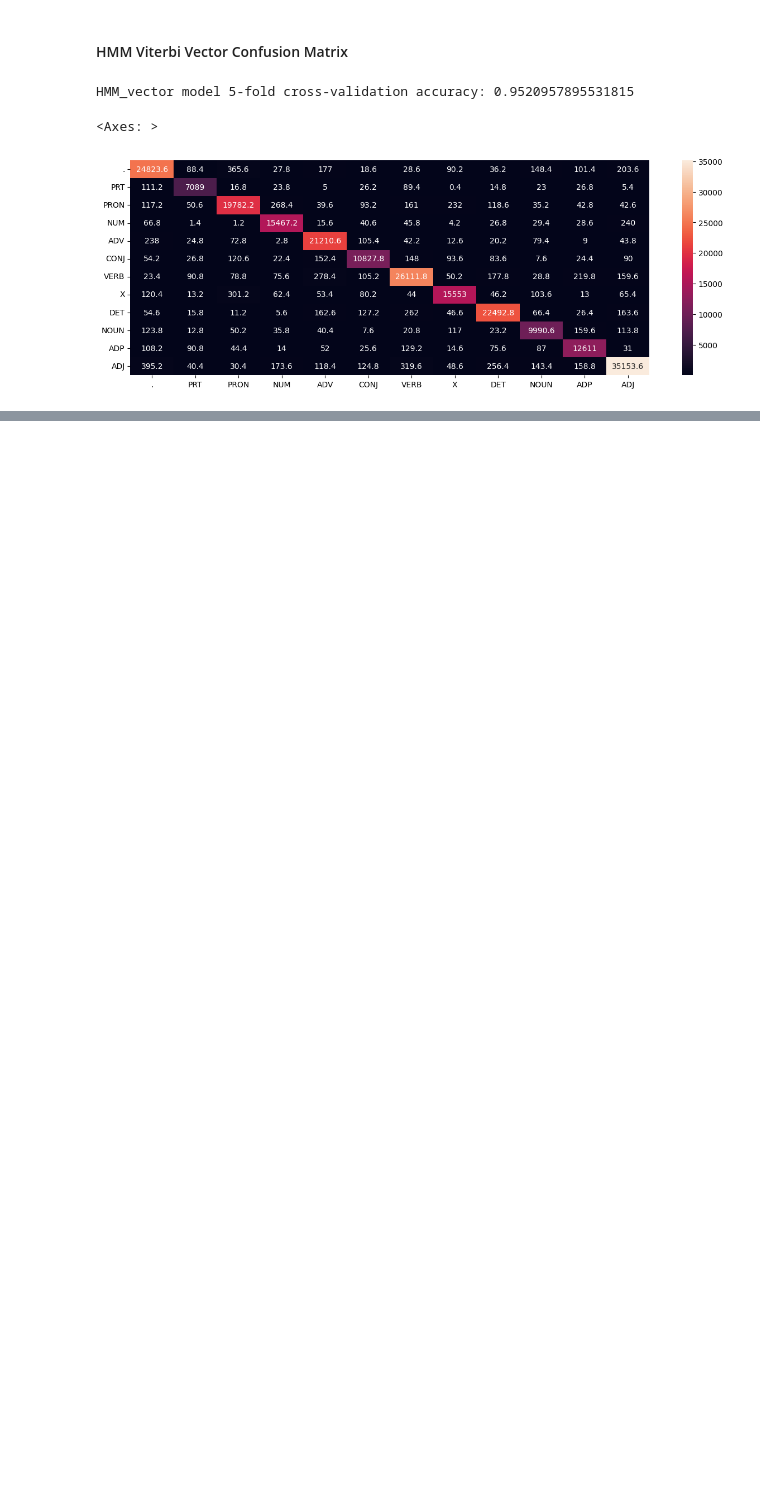
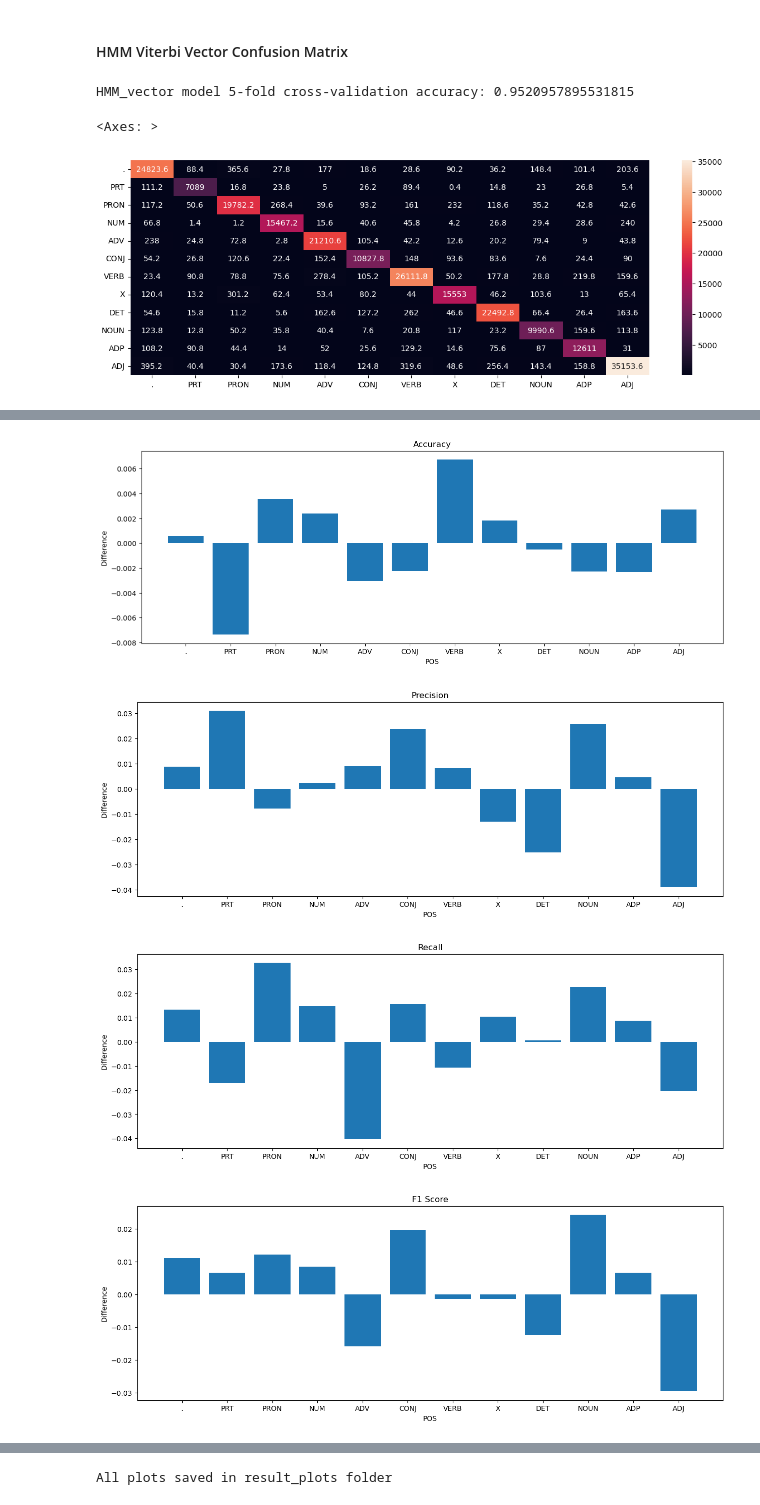
Before and after one commit to Pulkit-m/HMM_pos_tagger, a Jupyter notebook: HMM/Results.ipynb, the cells around one changed output, grey strips where cells are left out. Cells and saved outputs as stored; diff of their text form; code cells hidden in the pictures; blank space fills up the shorter version.

Commit message:
"Added plots for different metrics"

```diff
--- a/HMM/Results.ipynb
+++ b/HMM/Results.ipynb
@@ -157,0 +95,3 @@ metrics_symbolic
+# %%
+metrics_symbolic = calculate_metrics(confusion_matrix)
+metrics_symbolic
@@ -251,0 +125,4 @@ metrics_vector
+# %%
+confusion_matrix = HMM_vector_results['confusion_matrix']
+metrics_vector = calculate_metrics(confusion_matrix)
+metrics_vector
@@ -251,0 +143,45 @@ metrics_vector
+# %%
+import numpy as np
+import pandas as pd
+import matplotlib.pyplot as plt
+
+def compare_classification_metrics(metrics_df1, metrics_df2):
+    """
+    Compare classification metrics for each class based on the given dataframes of metrics.
+
+    Parameters:
+    metrics_df1 (pandas.DataFrame): A dataframe containing the metrics for one set of labels.
+    metrics_df2 (pandas.DataFrame): A dataframe containing the metrics for another set of labels.
+
+    Returns:
+    None
+    """
+
+    # Loop through each metric and plot a bar chart for each class
+    #take HMM symbolic as the baseline
+    #save all the subplots separately in a result_plots folder
+
+    if os.path.exists('result_plots') == False:
+        os.mkdir('result_plots')
+
+    for metric in metrics_df1.columns:
+        #the difference between the two models is the bar chart
+        diff = metrics_df1[metric] - metrics_df2[metric]
+        #plot the bar chart
+        plt.figure(figsize=(15,5))
+        plt.bar(metrics_df1.index, diff)
+        plt.title(metric)
+        plt.xlabel('POS')
+        plt.ylabel('Difference')
+        plt.savefig('result_plots/' + metric + '.png')
+        plt.show()
+
+    print("All plots saved in result_plots folder")
+
+
+compare_classification_metrics(metrics_symbolic, metrics_vector)
+# %% [output]
+[figure, added]
+[figure, added]
+[figure, added]
+[figure, added]
@@ -251,0 +190 @@ metrics_vector
+All plots saved in result_plots folder
```
Also changed, not shown: parts of 15 cells of this notebook, 9 other files.
